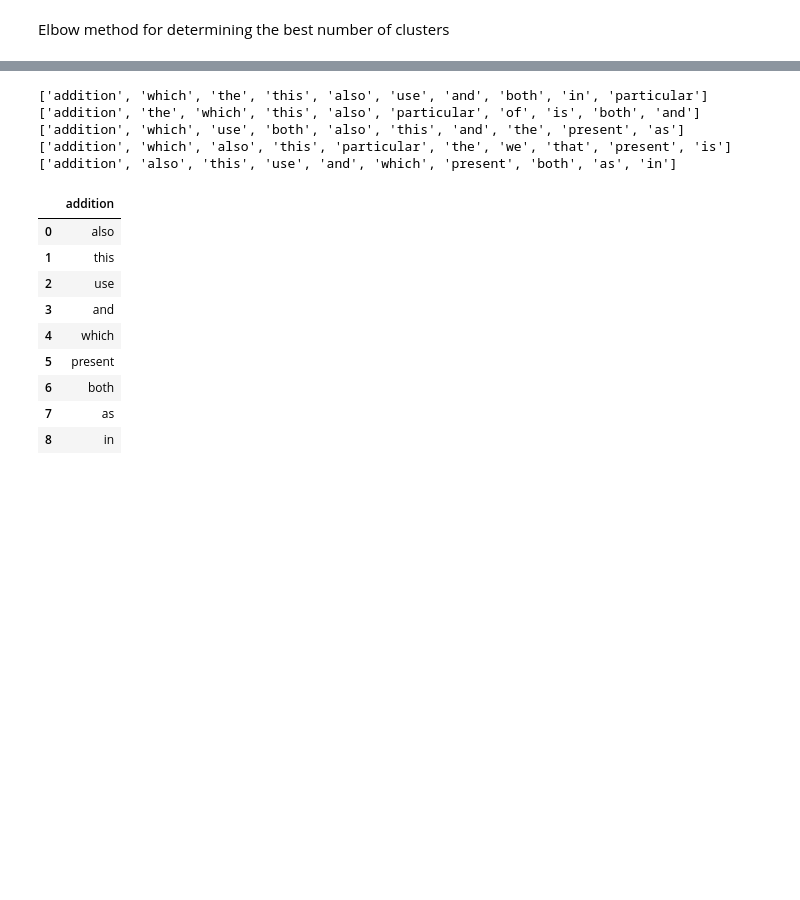
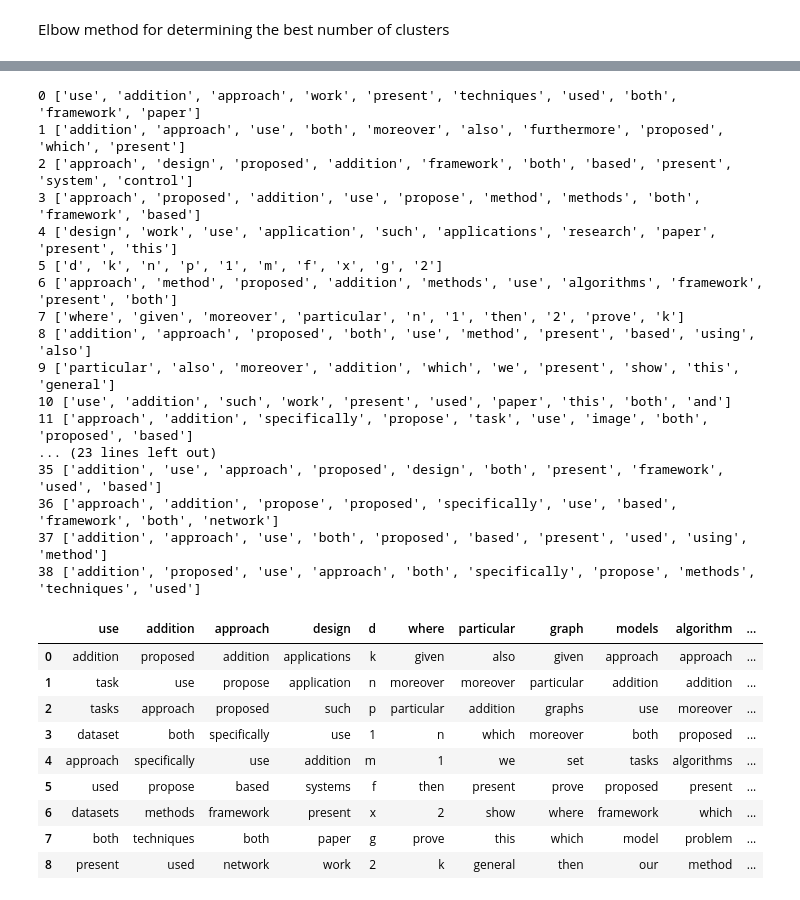
Before and after one commit to mijovicmia/4YP, a Jupyter notebook: Work/work w5.ipynb, the cells around one changed output, grey strips where cells are left out. Saved outputs shown, nothing was run; the diff lists cells and outputs as text; code cells hidden in the pictures; blank space fills up the shorter version.

```diff
--- a/Work/work w5.ipynb
+++ b/Work/work w5.ipynb
@@ -532,0 +556,6 @@ print(list(df_combined.filteredAbstracts.head(3)))
+# %%
+# Remove stop words
+df_combined['filteredAbstracts'] = df_combined.filteredAbstracts.apply(clean)
+# %%
+# Filter out unigrams as well
+df_combined['doubleFilteredAbstracts'] = df_combined.filteredAbstracts.apply(filterAdvance)
@@ -551,7 +596,7 @@ from sklearn.feature_extraction.text import CountVectorizer
 import numpy as np
 matrix = CountVectorizer(analyzer=lambda x: x)
 lenCorpus = 10000
-X = matrix.fit_transform(df_combined['filteredAbstracts'].to_numpy()).toarray()
+X = matrix.fit_transform(df_combined['doubleFilteredAbstracts'].to_numpy()).toarray()
 # category 0 for CS, 1 for random
 category = np.zeros((lenCorpus, 1))
 category2 = np.ones((lenCorpus, 1))
@@ -750,7 +795,7 @@ def getVectorEmbeddings(terms, vectors):
     mean_tmp = tmp.mean(axis = 0)
     return mean_tmp
 # %%
-df_combined["vectors"] = df_combined.filteredAbstracts.apply(getVectorEmbeddings, vectors = vectors)
+df_combined["vectors"] = df_combined.doubleFilteredAbstracts.apply(getVectorEmbeddings, vectors = vectors)
 # %%
 df_combined
 # %% [output]
@@ -1002,25 +1049,37 @@ def findNearestNeighbourVec(term_vec, vectors):
 # %%
 n = findNearestNeighbourVec(centers[0], vectors)
 neighbourTerms2 = pd.DataFrame({n[0]:n[1:]})
-for i in range(1,6):
+for i in range(len(centers)):
     n = findNearestNeighbourVec(centers[i], vectors)
-    print(n)
+    print(i,n)
     neighbourTerms2[n[0]] = n[1:]
 
 neighbourTerms2
 # %% [output]
-['addition', 'which', 'the', 'this', 'also', 'use', 'and', 'both', 'in', 'particular']
-['addition', 'the', 'which', 'this', 'also', 'particular', 'of', 'is', 'both', 'and']
-['addition', 'which', 'use', 'both', 'also', 'this', 'and', 'the', 'present', 'as']
-['addition', 'which', 'also', 'this', 'particular', 'the', 'we', 'that', 'present', 'is']
-['addition', 'also', 'this', 'use', 'and', 'which', 'present', 'both', 'as', 'in']
+0 ['use', 'addition', 'approach', 'work', 'present', 'techniques', 'used', 'both', 'framework', 'paper']
+1 ['addition', 'approach', 'use', 'both', 'moreover', 'also', 'furthermore', 'proposed', 'which', 'present']
+2 ['approach', 'design', 'proposed', 'addition', 'framework', 'both', 'based', 'present', 'system', 'control']
+3 ['approach', 'proposed', 'addition', 'use', 'propose', 'method', 'methods', 'both', 'framework', 'based']
+4 ['design', 'work', 'use', 'application', 'such', 'applications', 'research', 'paper', 'present', 'this']
+5 ['d', 'k', 'n', 'p', '1', 'm', 'f', 'x', 'g', '2']
+6 ['approach', 'method', 'proposed', 'addition', 'methods', 'use', 'algorithms', 'framework', 'present', 'both']
+7 ['where', 'given', 'moreover', 'particular', 'n', '1', 'then', '2', 'prove', 'k']
+8 ['addition', 'approach', 'proposed', 'both', 'use', 'method', 'present', 'based', 'using', 'also']
+9 ['particular', 'also', 'moreover', 'addition', 'which', 'we', 'present', 'show', 'this', 'general']
+10 ['use', 'addition', 'such', 'work', 'present', 'used', 'paper', 'this', 'both', 'and']
+11 ['approach', 'addition', 'specifically', 'propose', 'task', 'use', 'image', 'both', 'proposed', 'based']
+... (23 lines left out)
+35 ['addition', 'use', 'approach', 'proposed', 'design', 'both', 'present', 'framework', 'used', 'based']
+36 ['approach', 'addition', 'propose', 'proposed', 'specifically', 'use', 'based', 'framework', 'both', 'network']
+37 ['addition', 'approach', 'use', 'both', 'proposed', 'based', 'present', 'used', 'using', 'method']
+38 ['addition', 'proposed', 'use', 'approach', 'both', 'specifically', 'propose', 'methods', 'techniques', 'used']
-|  | addition |
-| 0 | also |
-| 1 | this |
-| 2 | use |
-| 3 | and |
-| 4 | which |
-| 5 | present |
-| 6 | both |
-| 7 | as |
-| 8 | in |
+|  | use | addition | approach | design | d | where | particular | graph | models | algorithm | ... |
+| 0 | addition | proposed | addition | applications | k | given | also | given | approach | approach | ... |
+| 1 | task | use | propose | application | n | moreover | moreover | particular | addition | addition | ... |
+| 2 | tasks | approach | proposed | such | p | particular | addition | graphs | use | moreover | ... |
+| 3 | dataset | both | specifically | use | 1 | n | which | moreover | both | proposed | ... |
+| 4 | approach | specifically | use | addition | m | 1 | we | set | tasks | algorithms | ... |
+| 5 | used | propose | based | systems | f | then | present | prove | proposed | present | ... |
+| 6 | datasets | methods | framework | present | x | 2 | show | where | framework | which | ... |
+| 7 | both | techniques | both | paper | g | prove | this | which | model | problem | ... |
+| 8 | present | used | network | work | 2 | k | general | then | our | method | ... |
```
Also changed, not shown: parts of 37 cells of this notebook.
